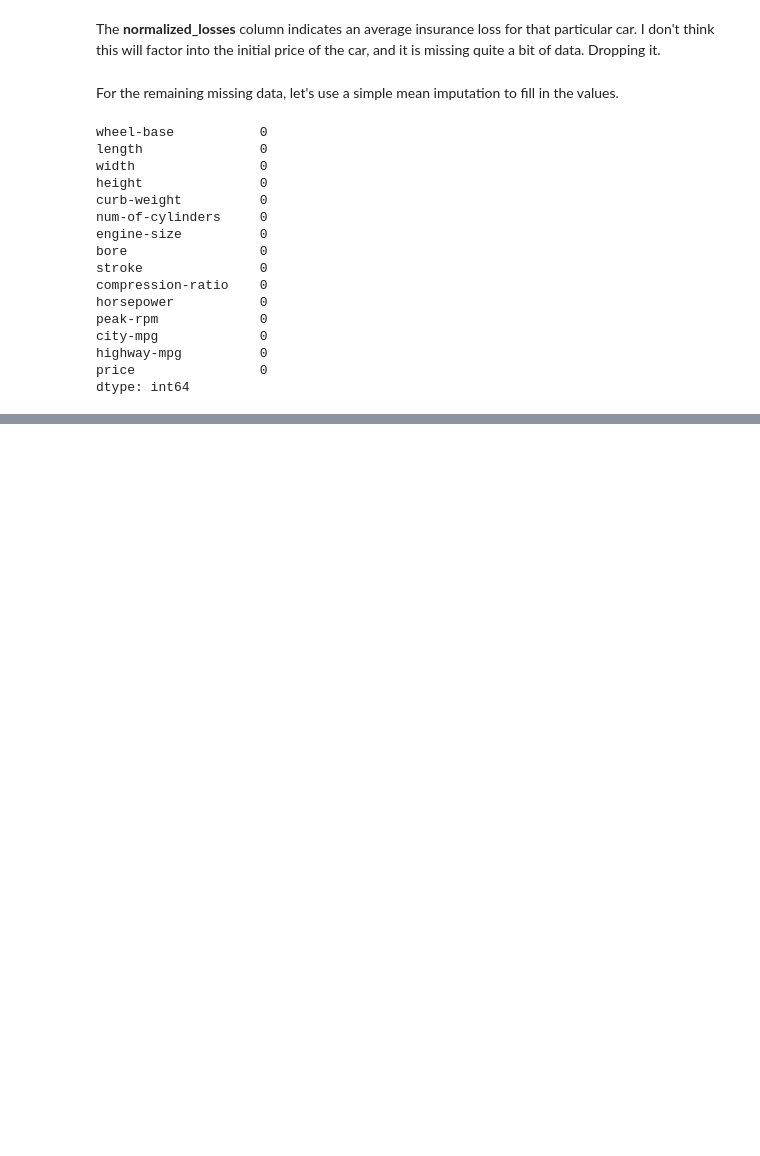
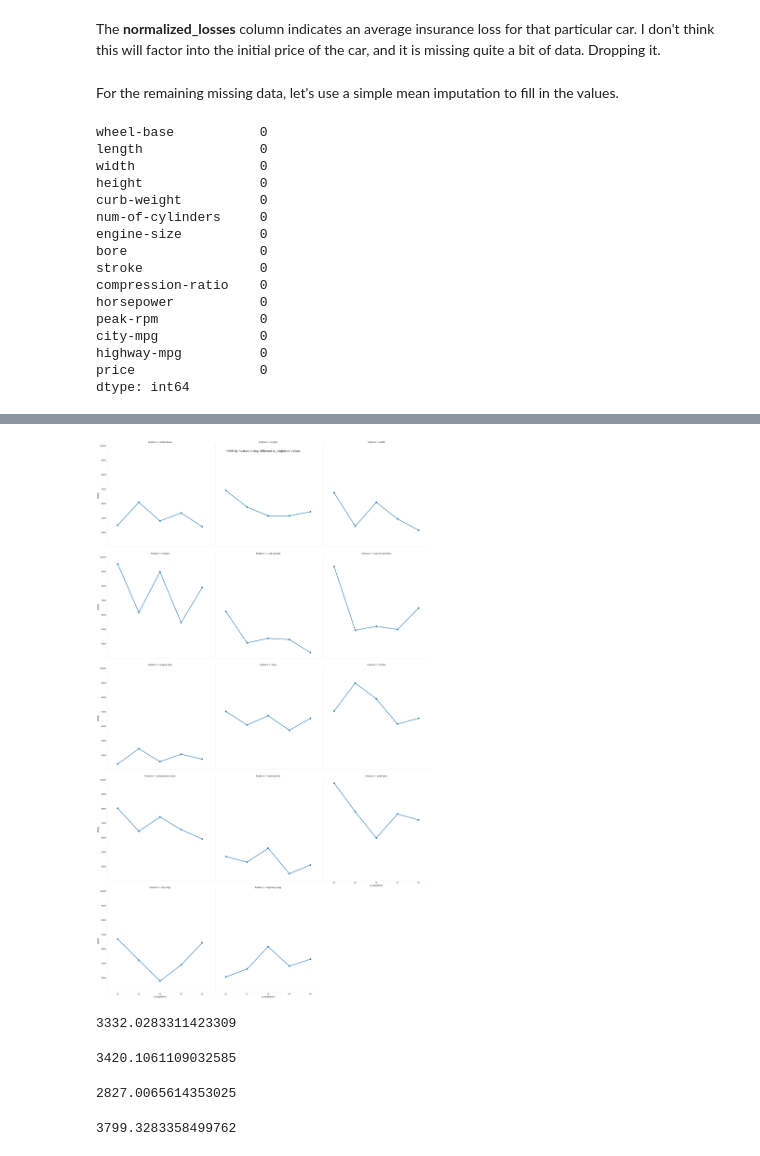
Before and after one commit to Adam-Klaum/car_prices, a Jupyter notebook: Basics.ipynb, the cells around one changed output, grey strips where cells are left out. Cells and saved outputs as stored; diff of their text form; code cells hidden in the pictures; blank space fills up the shorter version.

```diff
--- a/Basics.ipynb
+++ b/Basics.ipynb
@@ -243,0 +290,46 @@ cars.head()
+# %%
+k_vals = list(range(1,11,2))
+k_val_test = [test_cols]
+# %%
+for val in k_vals:
+
+    rmse_list = []
+
+    for col in test_cols:
+        rmse = knn_train_test([col], 'price', cars, val)
+        rmse_list.append(rmse)
+
+    k_val_test.append(rmse_list)
+# %%
+k_val_df = pd.DataFrame({'Feature': k_val_test[0],
+                         'n1': k_val_test[1],
+                         'n3': k_val_test[2],
+                         'n5': k_val_test[3],
+                         'n7': k_val_test[4],
+                         'n9': k_val_test[5]})
+# %%
+k_val_df = k_val_df.melt('Feature', var_name='cols',  value_name='vals')
+k_val_df['vals'] = k_val_df['vals'].astype('float')
+# %%
+g = sns.factorplot(x="cols", y="vals",data=k_val_df, col='Feature', col_wrap=3, size=10)
+g.set_xlabels('n_neighbors')
+g.set_ylabels('RMSE')
+g.fig.suptitle('RMSE by Feature Using Different n_neighbors Values');
+# %% [output]
+[figure, added]
+# %%
+knn_train_test(['curb-weight', 'horsepower'], 'price', cars)
+# %% [output]
+3332.0283311423309
+# %%
+knn_train_test(['curb-weight', 'horsepower', 'engine-size'], 'price', cars)
+# %% [output]
+3420.1061109032585
+# %%
+knn_train_test(['curb-weight', 'horsepower', 'engine-size', 'highway-mpg'], 'price', cars)
+# %% [output]
+2827.0065614353025
+# %%
+knn_train_test(['curb-weight', 'horsepower', 'engine-size', 'highway-mpg', 'wheel-base'], 'price', cars)
+# %% [output]
+3799.3283358499762
```
Also changed, not shown: parts of 16 cells of this notebook.
